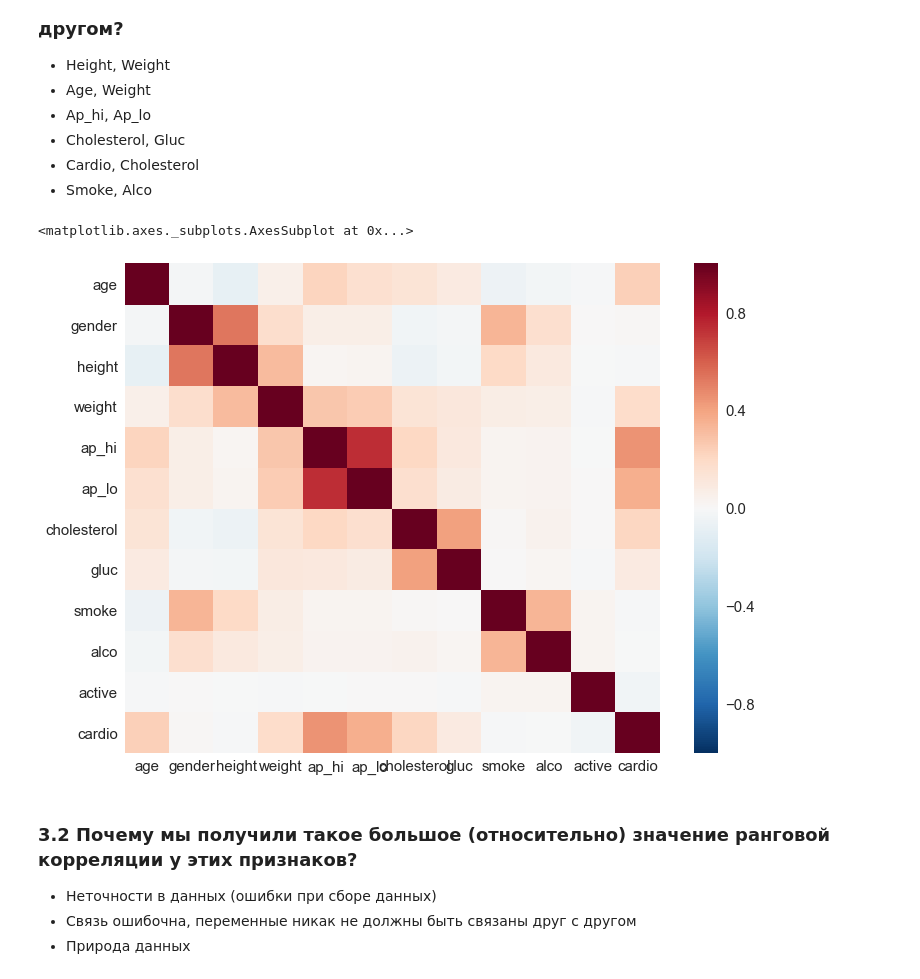
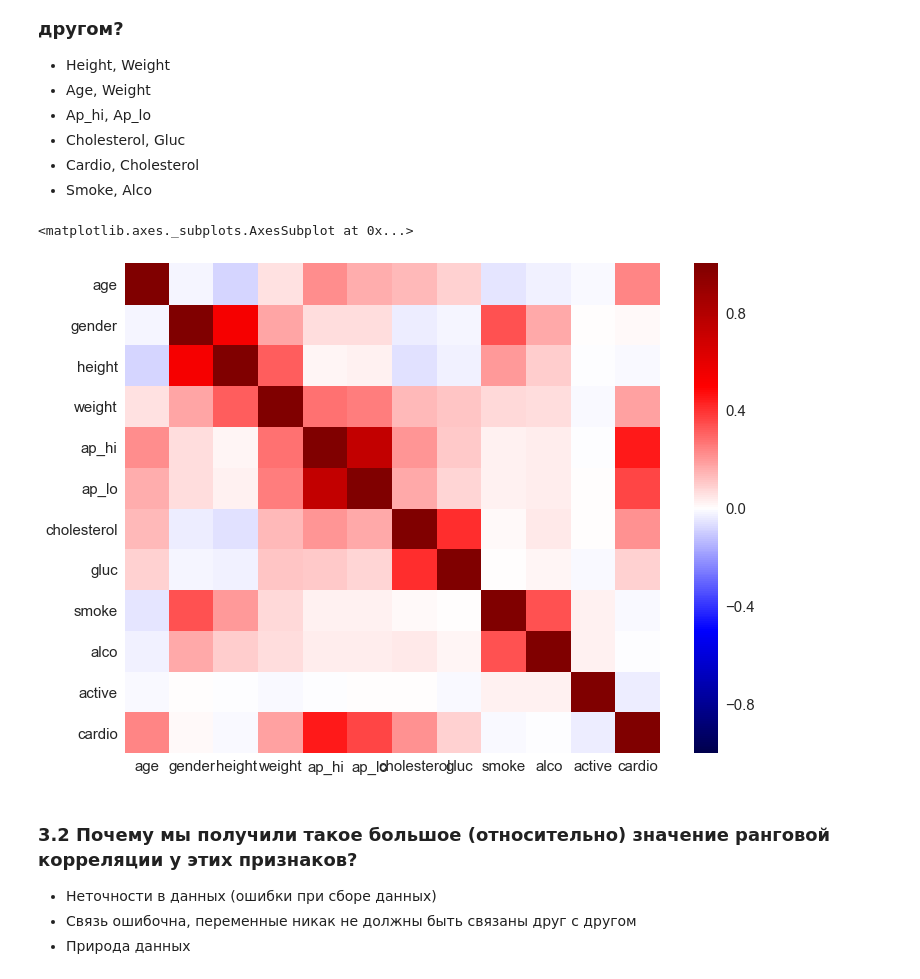
Before and after one commit to frolovconst/mlcourse_open, a Jupyter notebook: jupyter_russian/homeworks/hw2_session3_visual_data_analysis-Copy1.ipynb, the cells around one changed output. Saved outputs shown, nothing was run; the diff lists cells and outputs as text; code cells hidden in the pictures.

```diff
--- a/jupyter_russian/homeworks/hw2_session3_visual_data_analysis-Copy1.ipynb
+++ b/jupyter_russian/homeworks/hw2_session3_visual_data_analysis-Copy1.ipynb
@@ -263,10 +263,10 @@ sns.kdeplot(data=long[long['gender']==1]['value'], label='female')
 - Cardio, Cholesterol
 - Smoke, Alco
 # %%
-sns.heatmap(train.corr(method='spearman'))
+sns.heatmap(train.corr(method='spearman'), cmap='seismic')
 # %% [output]
 <matplotlib.axes._subplots.AxesSubplot at 0x...>
-[figure, old version]
+[figure, new version]
 # %% [markdown]
 ### 3.2 Почему мы получили такое большое (относительно) значение ранговой корреляции у этих признаков?
 
```
Also changed, not shown: parts of 3 cells of this notebook.
